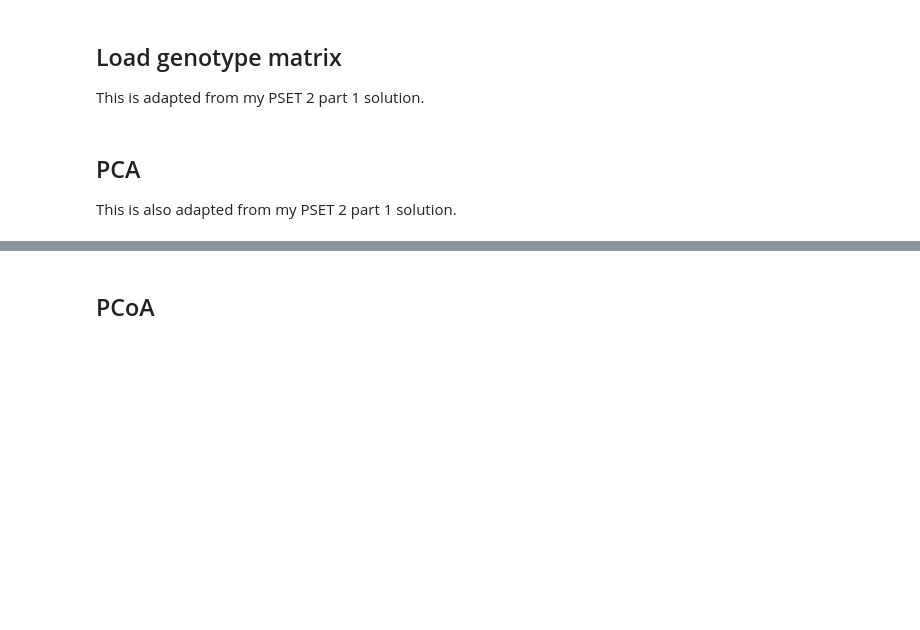
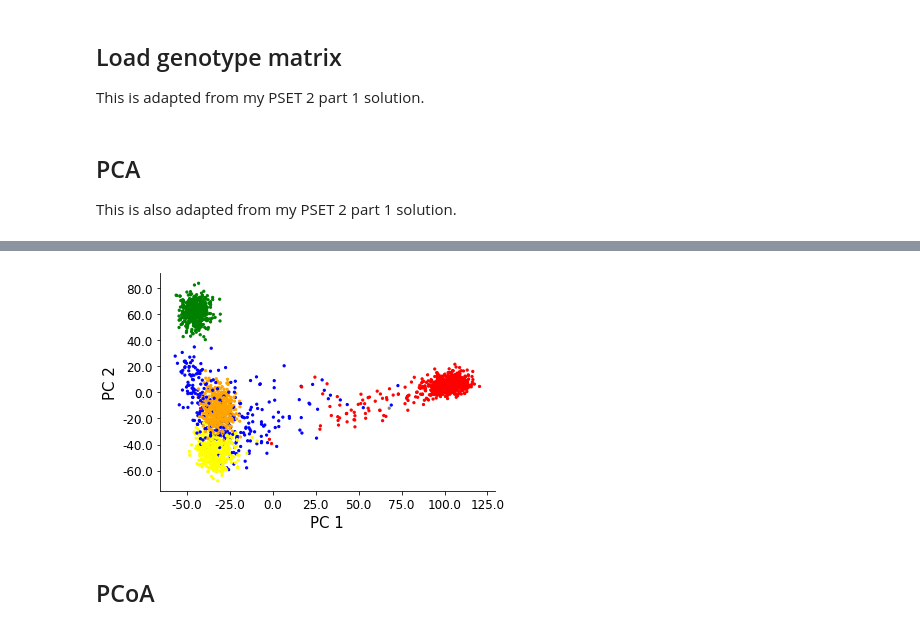
Before and after one commit to anusn/plink-182, a Jupyter notebook: notebooks/02-Run-Dimensionality-Reduction.ipynb, the cells around one changed output, grey strips where cells are left out. Drawn from its saved outputs; the diff is of its cells as text; code cells hidden in the pictures; blank space fills up the shorter version.

Commit message:
Port PS2 PCA plotting code
... and make superpop colors consistent.

need to port this code into its own function to make this easy,
but for now this is ok

```diff
--- a/notebooks/02-Run-Dimensionality-Reduction.ipynb
+++ b/notebooks/02-Run-Dimensionality-Reduction.ipynb
@@ -40,0 +47,82 @@ for pca_hp_settings in method2hpsettings["pca"]:
+# %%
+%pylab inline
+
+####### Set up sample lists and color information #####
+# Load population labels
+sample_to_pop = {}
+with open("/datasets/cs284s-sp20-public/ps2/ps2_reference_labels.csv", "r") as f:
+    for line in f:
+        sample, pop = line.strip().split(",")
+        sample_to_pop[sample] = pop
+
+### Determine colors for each population group ###
+# As is documented on https://piazza.com/class/k87p6hvsod51q6?cid=20, the original colors for
+# this PSET were somewhat misleading. Here, we ensure that all populations within a superpopulation
+# are colored identically.
+
+# This was taken from https://www.internationalgenome.org/category/population/
+pop_metadata = """CHB	Han Chinese in Beijing, China	EAS
+JPT	Japanese in Tokyo, Japan	EAS
+CHS	Southern Han Chinese	EAS
+CDX	Chinese Dai in Xishuangbanna, China	EAS
+KHV	Kinh in Ho Chi Minh City, Vietnam	EAS
+CEU	Utah Residents (CEPH) with Northern and Western European Ancestry	EUR
+TSI	Toscani in Italia	EUR
+FIN	Finnish in Finland	EUR
+GBR	British in England and Scotland	EUR
+IBS	Iberian Population in Spain	EUR
+YRI	Yoruba in Ibadan, Nigeria	AFR
+LWK	Luhya in Webuye, Kenya	AFR
+GWD	Gambian in Western Divisions in the Gambia	AFR
+MSL	Mende in Sierra Leone	AFR
+ESN	Esan in Nigeria	AFR
+ASW	Americans of African Ancestry in SW USA	AFR
+ACB	African Caribbeans in Barbados	AFR
+MXL	Mexican Ancestry from Los Angeles USA	AMR
+PUR	Puerto Ricans from Puerto Rico	AMR
+CLM	Colombians from Medellin, Colombia	AMR
+PEL	Peruvians from Lima, Peru	AMR
+GIH	Gujarati Indian from Houston, Texas	SAS
+PJL	Punjabi from Lahore, Pakistan	SAS
+BEB	Bengali from Bangladesh	SAS
+STU	Sri Lankan Tamil from the UK	SAS
+ITU	Indian Telugu from the UK	SAS"""
+
+# These are *roughly* the same colors as were used for this PSET (i.e. AFR samples are red, EAS samples
+# are green, EUR samples are yellow, SAS samples are orange)
+superpop_to_color = {
+    "AFR": "red", "EAS": "green", "EUR": "yellow", "SAS": "orange", "AMR": "blue", "None": "gray"
+}
+pop_to_superpop = {"None": "None"}
+for line in pop_metadata.split("\n"):
+    split_line = line.strip().split("\t")
+    pop_to_superpop[split_line[0]] = split_line[2]
+
+# Load samples list and get populations, then superpopulations, then colors
+samples = [item.strip() for item in open(os.path.join(DATA_PREFIX, "sample_ids.txt"), "r").readlines()]
+colors = []
+for sample in samples:
+    pop = sample_to_pop.get(sample, "None")
+    color = superpop_to_color[pop_to_superpop[pop]]
+    colors.append(color)
+
+####### Load data #####
+# Load PCs (TODO visualize both whiten true and false)
+sample_loadings = np.loadtxt(os.path.join(OUT_PREFIX, "pca_sample_loadings_whitenFalse.txt"))
+pc1 = sample_loadings[:, 0]
+pc2 = sample_loadings[:, 1]
+
+# Make the plot
+fig = plt.figure()
+ax = fig.add_subplot(111)
+ax.scatter(pc1, pc2, color=colors, s=5)
+# Formatting tweaks
+ax.set_xlabel("PC 1", size=15)
+ax.set_ylabel("PC 2", size=15)
+ax.set_xticklabels(ax.get_xticks(), size=12)
+ax.set_yticklabels(ax.get_yticks(), size=12)
+ax.spines["top"].set_visible(False);
+ax.spines["right"].set_visible(False);
+ax.get_xaxis().tick_bottom();
+ax.get_yaxis().tick_left();
+# %% [output]
@@ -41,3 +130,4 @@ for pca_hp_settings in method2hpsettings["pca"]:
+[figure, added]
 # %% [markdown]
 ## PCoA
 # %%
```
Also changed, not shown: parts of 2 cells of this notebook.
